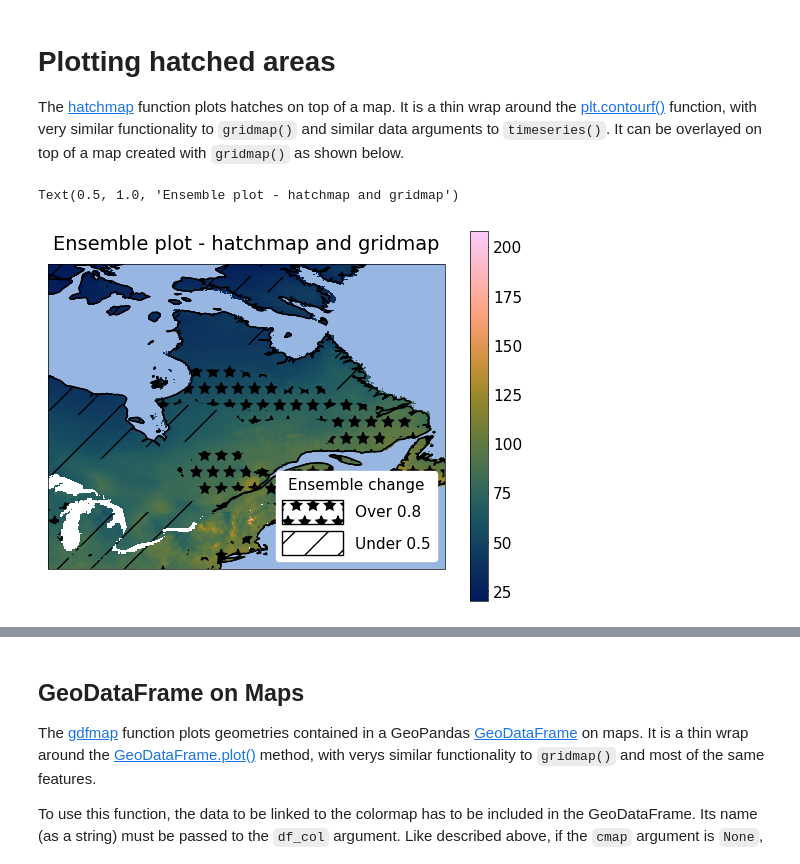
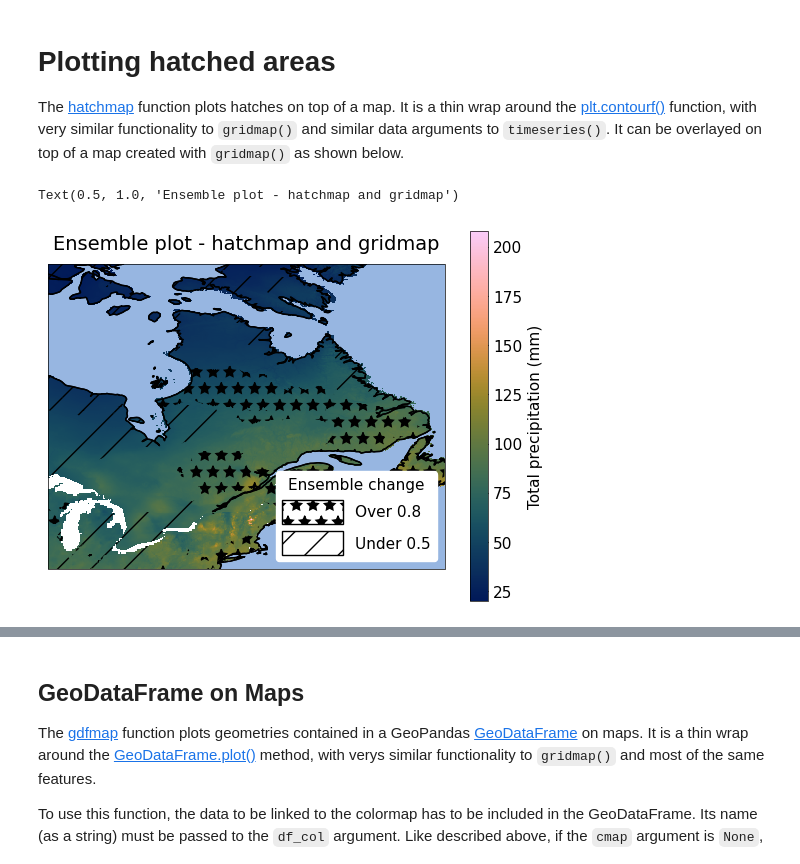
Before and after one commit to Ouranosinc/figanos, a Jupyter notebook: docs/notebooks/figanos_docs.ipynb, the cells around one changed output, grey strips where cells are left out. Saved outputs shown, nothing was run; the diff lists cells and outputs as text; code cells hidden in the pictures.

```diff
--- a/docs/notebooks/figanos_docs.ipynb
+++ b/docs/notebooks/figanos_docs.ipynb
@@ -422,28 +423,28 @@ The [hatchmap](#hatchmap) function plots hatches on top of a map. It is a thin w
 # %%
 from xclim import ensembles
 urls = ['https://pavics.ouranos.ca/twitcher/ows/proxy/thredds/dodsC/birdhouse/ouranos/portraits-clim-1.1/NorESM1-M_rcp85_prcptot_monthly.nc',
         'https://pavics.ouranos.ca/twitcher/ows/proxy/thredds/dodsC/birdhouse/ouranos/portraits-clim-1.1/MPI-ESM-LR_rcp85_prcptot_monthly.nc',
         'https://pavics.ouranos.ca/twitcher/ows/proxy/thredds/dodsC/birdhouse/ouranos/portraits-clim-1.1/IPSL-CM5B-LR_rcp85_prcptot_monthly.nc',
         ]
 ens = ensembles.create_ensemble(urls)
 fut = ens.sel(time=slice("2020", "2050"))
 ref = ens.sel(time=slice("1990", "2020"))
 delta = fut.mean("time") - ref.mean("time")
 chng_f, pos_f = ensembles.change_significance(
     delta, test="threshold", abs_thresh=2
 )
 sup_8 = chng_f.where(chng_f.prcptot>0.8)
 inf_5 = chng_f.where(chng_f.prcptot<0.5)
 
 ens_stats = ensembles.ensemble_mean_std_max_min(ens)
 
-ax = fg.gridmap(ens_stats.prcptot_mean.mean(dim='time'), features = ['coastline','ocean'], frame = True)
+ax = fg.gridmap(ens_stats.prcptot_mean.mean(dim='time', keep_attrs='True'), features = ['coastline','ocean'], frame = True)
 
 fg.hatchmap({'Over 0.8': sup_8, 'Under 0.5': inf_5}, ax=ax,
             plot_kw={'Over 0.8': {'hatches': '*'}},
             features = ['coastline','ocean'], frame = True,
             legend_kw={'title': 'Ensemble change'})
 ax.set_title('Ensemble plot - hatchmap and gridmap')
 # %% [output]
 Text(0.5, 1.0, 'Ensemble plot - hatchmap and gridmap')
-[figure, old version]
+[figure, new version]
```
Also changed, not shown: parts of 8 cells of this notebook, 1 other file.
